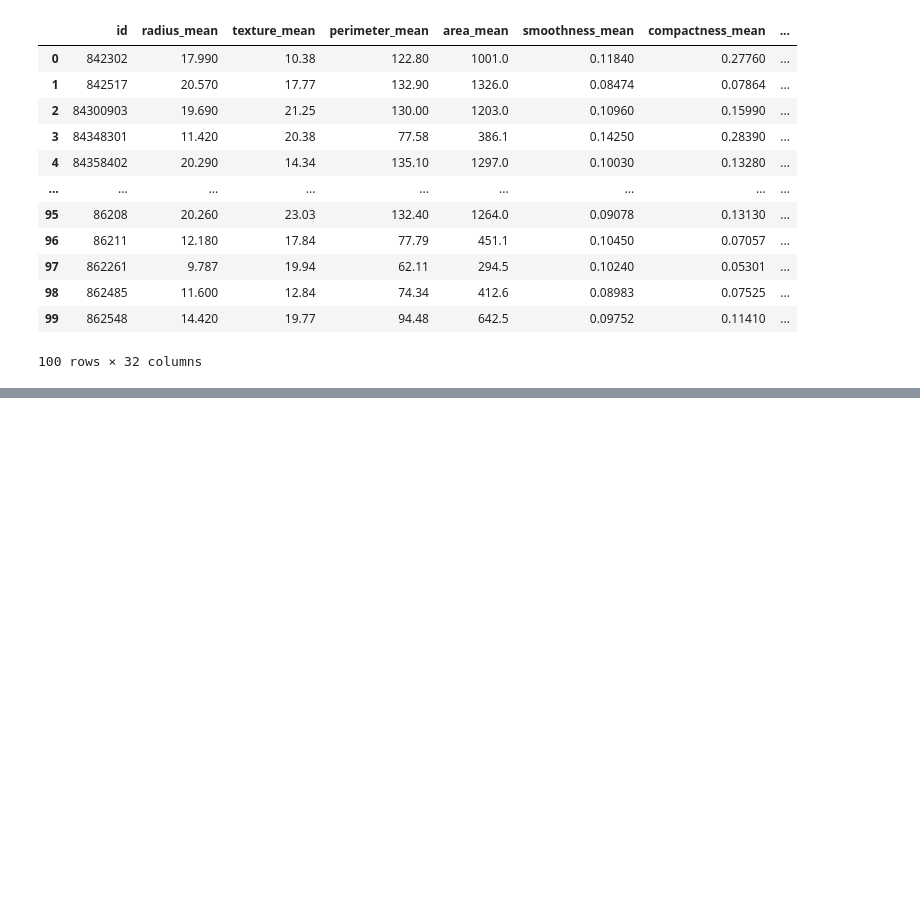
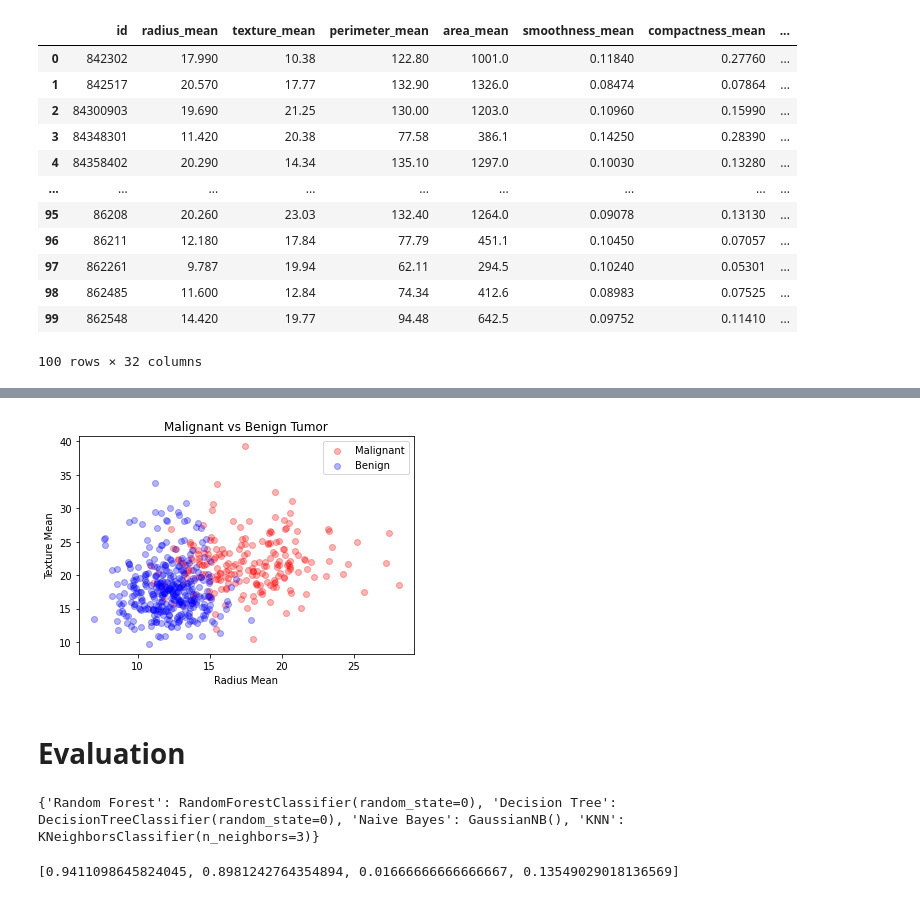
Before and after one commit to menna5/Breast-Cancer-Detection, a Jupyter notebook: Machine Learning Project.ipynb, the cells around one changed output, grey strips where cells are left out. Drawn from its saved outputs; the diff is of its cells as text; code cells hidden in the pictures; blank space fills up the shorter version.

```diff
--- a/Machine Learning Project.ipynb
+++ b/Machine Learning Project.ipynb
@@ -137,0 +146,25 @@ plt.show()
+# %%
+# Malignant Tumor
+M = data[data.diagnosis == "M"]
+M.head(10)
+
+# Benign Tumor
+B = data[data.diagnosis == "B"]
+B.head(10)
+
+# Showing
+plt.title("Malignant vs Benign Tumor")
+plt.xlabel("Radius Mean")
+plt.ylabel("Texture Mean")
+plt.scatter(M.radius_mean, M.texture_mean, color = "red", label = "Malignant", alpha = 0.3)
+plt.scatter(B.radius_mean, B.texture_mean, color = "blue", label = "Benign", alpha = 0.3)
+plt.legend()
+plt.show()
+# %% [output]
+[figure, added]
+# %% [markdown]
+# Evaluation
+# %%
+print(clfs)
+# %% [output]
+{'Random Forest': RandomForestClassifier(random_state=0), 'Decision Tree': DecisionTreeClassifier(random_state=0), 'Naive Bayes': GaussianNB(), 'KNN': KNeighborsClassifier(n_neighbors=3)}
@@ -137,0 +177,11 @@ plt.show()
+# %%
+for model, pred in pred.items():
+    model = clfs[model]
+    scores = cross_validate(model, x, y, scoring=scoring, cv=20, n_jobs=-1)
+    accuracy.append(np.mean(scores['test_accuracy']))
+    precission.append(np.mean(scores['test_precision']))
+    recall.append(np.mean(scores['test_recall']))
+    f1.append(np.mean(scores['test_f1']))
+print(f1)
+# %% [output]
+[0.9411098645824045, 0.8981242764354894, 0.01666666666666667, 0.13549029018136569]
```
Also changed, not shown: parts of 14 cells of this notebook.
